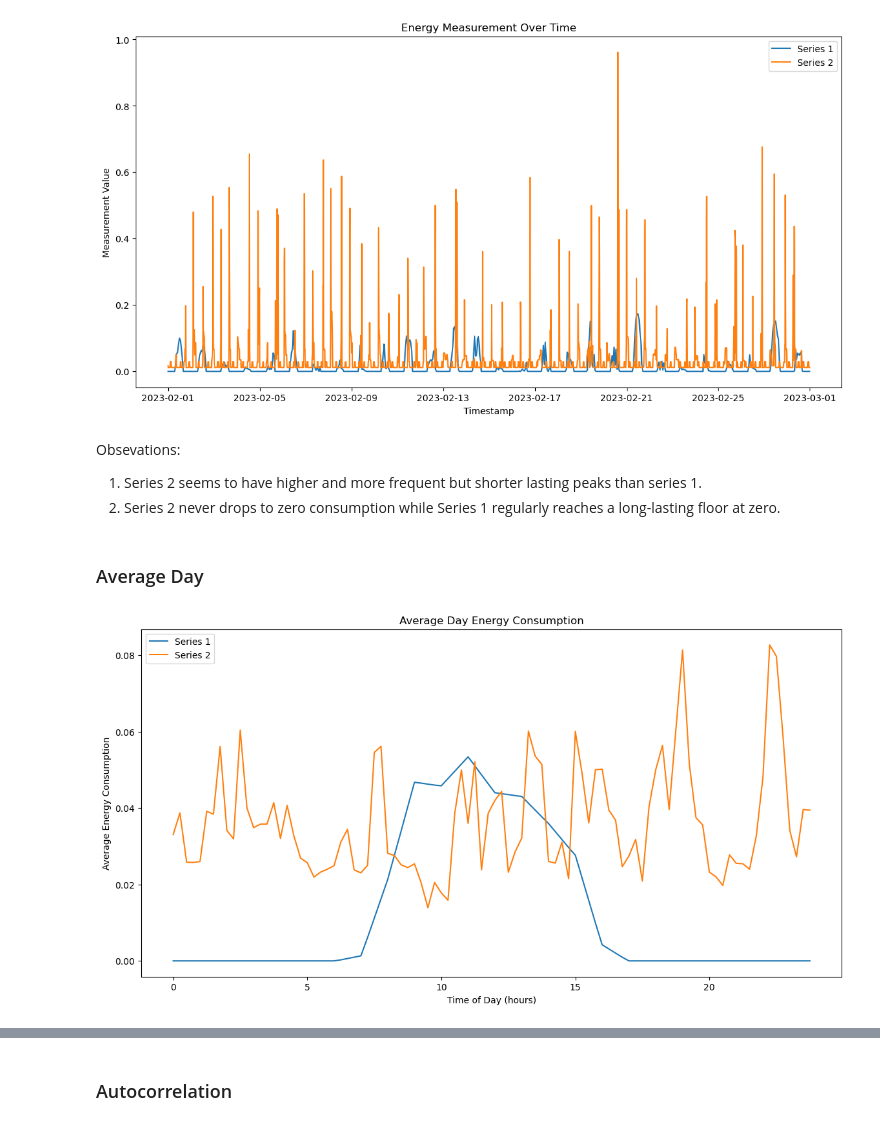
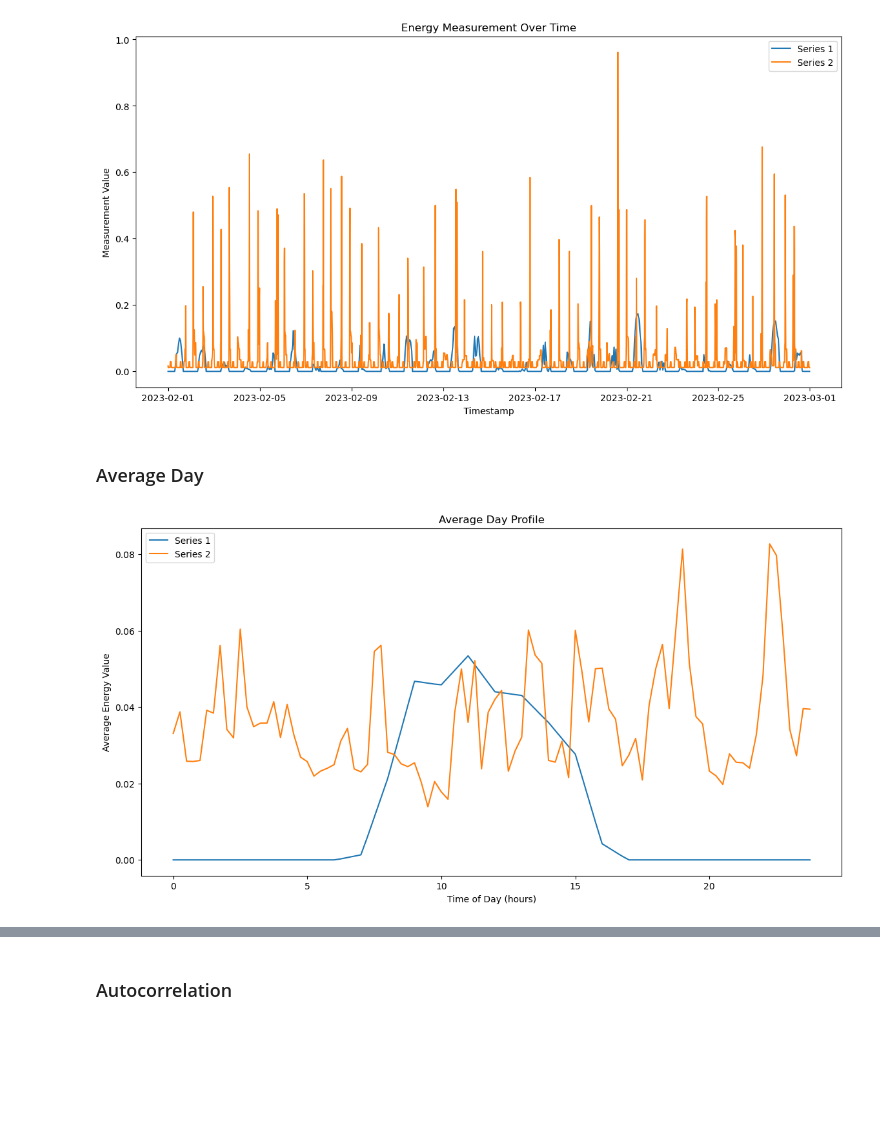
Before and after one commit to nimoror/exnaton_challenge, a Jupyter notebook: task_a/notebooks/data_analysis.ipynb, the cells around one changed output, grey strips where cells are left out. Saved outputs shown, nothing was run; the diff lists cells and outputs as text; code cells hidden in the pictures; blank space fills up the shorter version.

```diff
--- a/task_a/notebooks/data_analysis.ipynb
+++ b/task_a/notebooks/data_analysis.ipynb
@@ -75,6 +93,14 @@ timestamp       0
 tags.muid       0
 tags.quality    0
 dtype: int64
+# %%
+# Preprocessing
+def preprocess_df(df):
+    df['timestamp'] = pd.to_datetime(df['timestamp'])
+    return df
+
+df1 = preprocess_df(df1)
+df2 = preprocess_df(df2)
 # %% [markdown]
 ## Exploratory Data Analysis
 # %%
@@ -111,10 +136,6 @@ max        0.173250
 # %% [markdown]
 ### Full timeseries
 # %%
-# Convert 'timestamp' to datetime if not already
-df1['timestamp'] = pd.to_datetime(df1['timestamp'])
-df2['timestamp'] = pd.to_datetime(df2['timestamp'])
-
 # Plotting energy measurements over time
 plt.figure(figsize=(14, 7))
 plt.plot(df1['timestamp'], df1['0100021D00FF'], label='Series 1')
@@ -126,31 +147,25 @@ plt.legend()
 plt.show()
 # %% [output]
 [figure]
-# %% [markdown]
-Obsevations:
-
-1. Series 2 seems to have higher and more frequent but shorter lasting peaks than series 1.
-2. Series 2 never drops to zero consumption while Series 1 regularly reaches a long-lasting floor at zero.
 # %% [markdown]
 ### Average Day
 # %%
 def plot_average_day(df, time_col, value_col, label):
     df['hour'] = df[time_col].dt.hour
     df['minute'] = df[time_col].dt.minute
     avg_day = df.groupby(['hour', 'minute'])[value_col].mean().reset_index()
     avg_day['time'] = avg_day['hour'] + avg_day['minute'] / 60.0
 
     plt.plot(avg_day['time'], avg_day[value_col], label=label)
 
-# Plotting the average day for both time series
 plt.figure(figsize=(14, 7))
 plot_average_day(df1, 'timestamp', '0100021D00FF', 'Series 1')
 plot_average_day(df2, 'timestamp', '0100011D00FF', 'Series 2')
-plt.title('Average Day Energy Consumption')
+plt.title('Average Day Profile')
 plt.xlabel('Time of Day (hours)')
-plt.ylabel('Average Energy Consumption')
+plt.ylabel('Average Energy Value')
 plt.legend()
 plt.show()
 # %% [output]
-[figure, old version]
+[figure, new version]
 # %%
```
Also changed, not shown: parts of 19 cells of this notebook.
